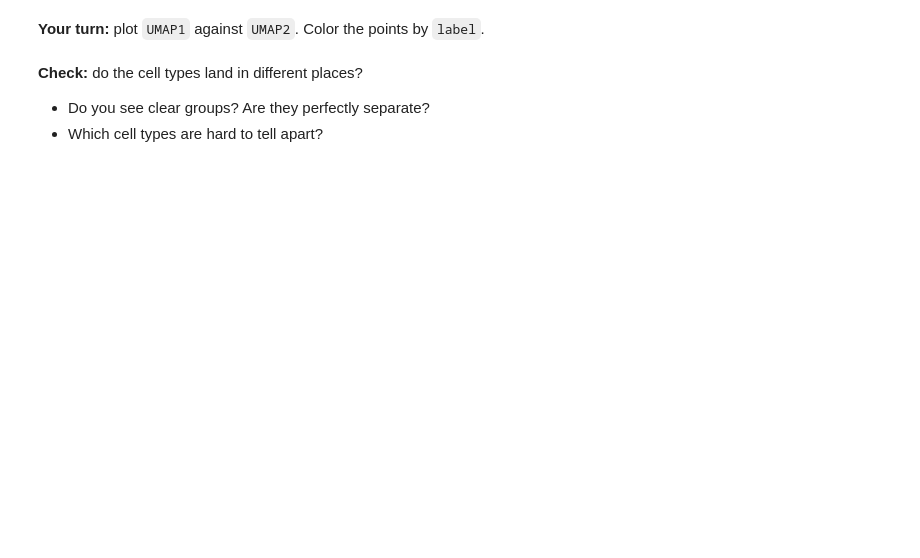
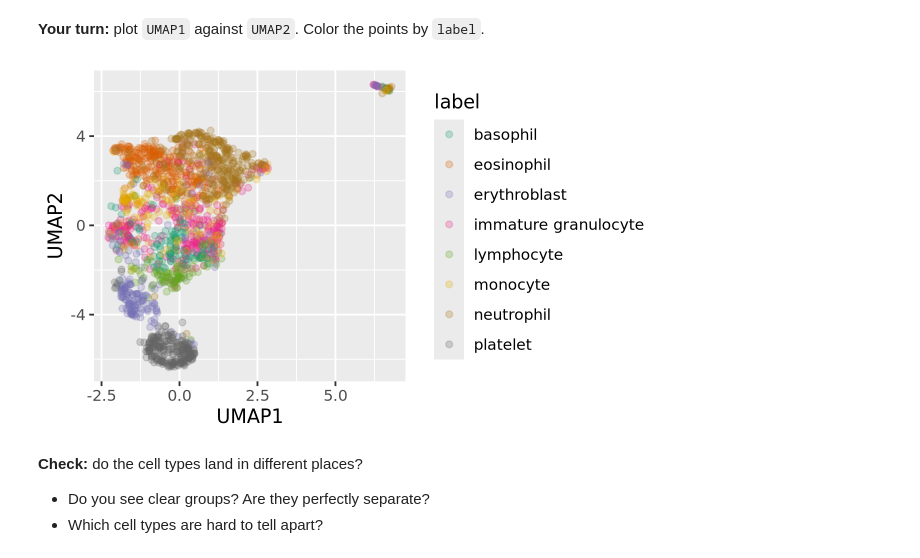
Before and after one commit to sophiaemcreynolds/codespace_9.30_512, a Jupyter notebook: exercises/18-bloodmnist-exercise.ipynb, the cells around one changed output. Drawn from its saved outputs; the diff is of its cells as text; code cells hidden in the pictures; blank space fills up the shorter version.

```diff
--- a/exercises/18-bloodmnist-exercise.ipynb
+++ b/exercises/18-bloodmnist-exercise.ipynb
@@ -63,6 +119,11 @@ umap_coords |> head()
 **Your turn:** plot `UMAP1` against `UMAP2`. Color the points by `label`.
 # %%
 # Chart code goes here
+
+umap_coords |>
+    ggplot(aes(x=UMAP1, y=UMAP2, color = label)) + geom_point(alpha=0.25) + scale_color_brewer(palette = 'Dark2')
+# %% [output]
+[figure, added]
 # %% [markdown]
 **Check:** do the cell types land in different places?
 
```
Also changed, not shown: parts of 15 cells of this notebook.
